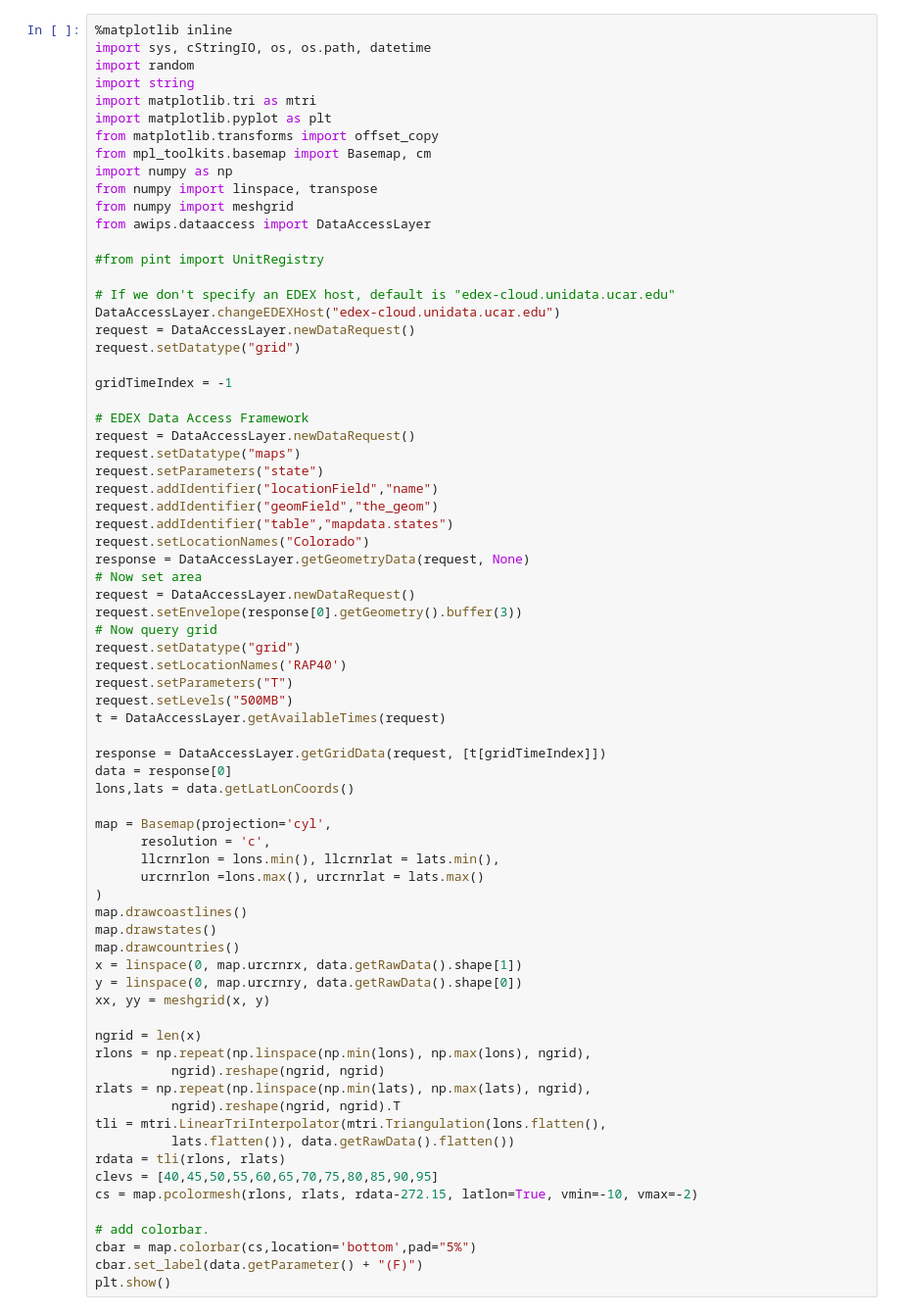
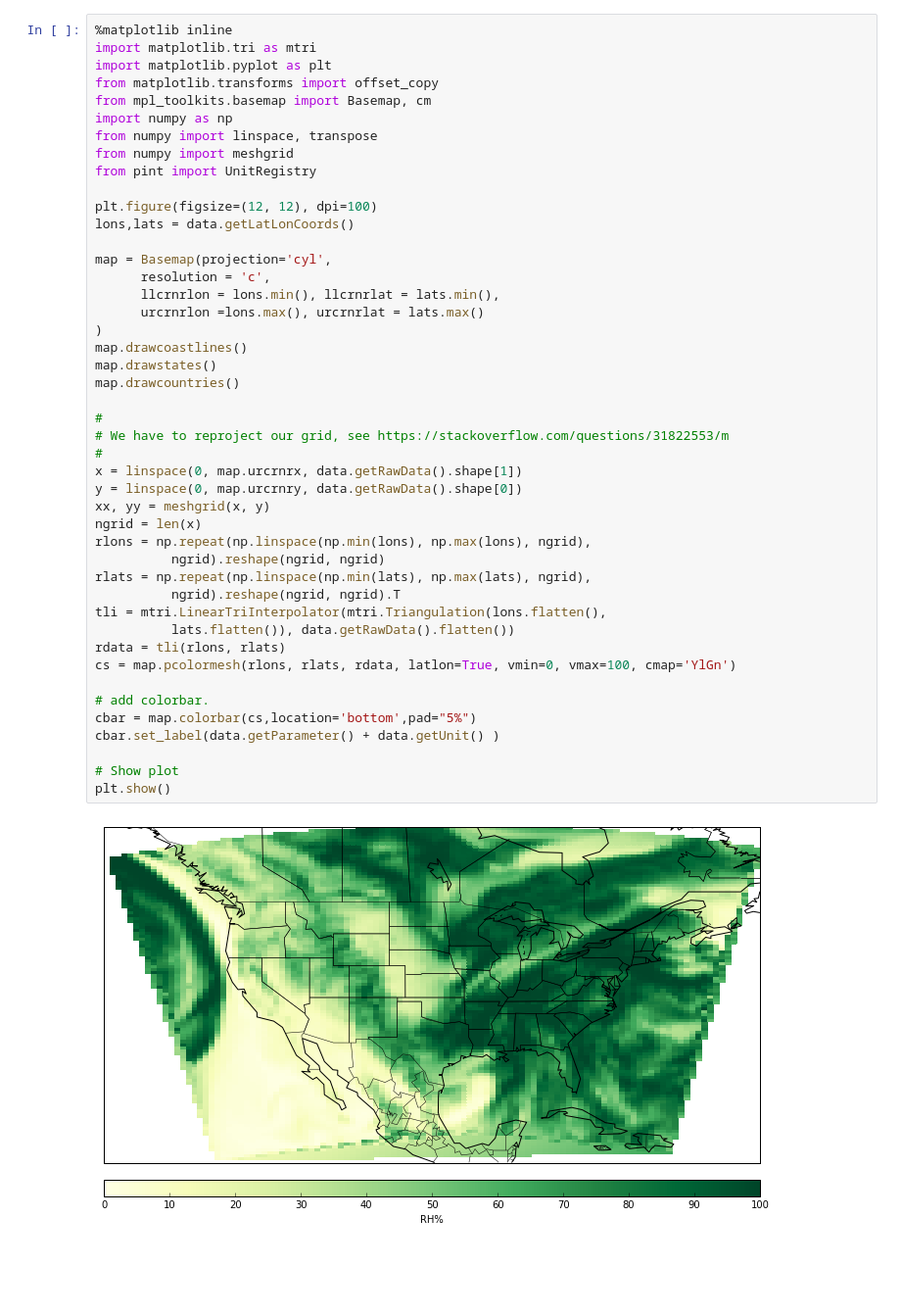
Before and after one commit to Unidata/python-awips, a Jupyter notebook: examples/Grid Display.ipynb, the cells around one changed output. Shown at 98% size. Drawn from its saved outputs; the diff is of its cells as text; blank space fills up the shorter version.

Commit message:
readme/install updates + grid plot jupyter notebook

```diff
--- a/examples/Grid Display.ipynb
+++ b/examples/Grid Display.ipynb
@@ -94,73 +98,47 @@ With **matplotlib** and **basemap**, we can plot an a re-projected grid image:
 # %%
 %matplotlib inline
-import sys, cStringIO, os, os.path, datetime
-import random
-import string
 import matplotlib.tri as mtri
 import matplotlib.pyplot as plt
 from matplotlib.transforms import offset_copy
 from mpl_toolkits.basemap import Basemap, cm
 import numpy as np
 from numpy import linspace, transpose
 from numpy import meshgrid
-from awips.dataaccess import DataAccessLayer
+from pint import UnitRegistry
 
-#from pint import UnitRegistry
-
-# If we don't specify an EDEX host, default is "edex-cloud.unidata.ucar.edu"
-DataAccessLayer.changeEDEXHost("edex-cloud.unidata.ucar.edu")
-request = DataAccessLayer.newDataRequest()
-request.setDatatype("grid")
-
-gridTimeIndex = -1
-
-# EDEX Data Access Framework
-request = DataAccessLayer.newDataRequest()
-request.setDatatype("maps")
-request.setParameters("state")
-request.addIdentifier("locationField","name")
-request.addIdentifier("geomField","the_geom")
-request.addIdentifier("table","mapdata.states")
-request.setLocationNames("Colorado")
-response = DataAccessLayer.getGeometryData(request, None)
-# Now set area
-request = DataAccessLayer.newDataRequest()
-request.setEnvelope(response[0].getGeometry().buffer(3))
-# Now query grid
-request.setDatatype("grid")
-request.setLocationNames('RAP40')
-request.setParameters("T")
-request.setLevels("500MB")
-t = DataAccessLayer.getAvailableTimes(request)
-
-response = DataAccessLayer.getGridData(request, [t[gridTimeIndex]])
-data = response[0]
+plt.figure(figsize=(12, 12), dpi=100)
 lons,lats = data.getLatLonCoords()
 
 map = Basemap(projection='cyl',
       resolution = 'c',
       llcrnrlon = lons.min(), llcrnrlat = lats.min(),
       urcrnrlon =lons.max(), urcrnrlat = lats.max()
 )
 map.drawcoastlines()
 map.drawstates()
 map.drawcountries()
+
+#
+# We have to reproject our grid, see https://stackoverflow.com/questions/31822553/m
+#
 x = linspace(0, map.urcrnrx, data.getRawData().shape[1])
 y = linspace(0, map.urcrnry, data.getRawData().shape[0])
 xx, yy = meshgrid(x, y)
-
 ngrid = len(x)
 rlons = np.repeat(np.linspace(np.min(lons), np.max(lons), ngrid),
           ngrid).reshape(ngrid, ngrid)
 rlats = np.repeat(np.linspace(np.min(lats), np.max(lats), ngrid),
           ngrid).reshape(ngrid, ngrid).T
 tli = mtri.LinearTriInterpolator(mtri.Triangulation(lons.flatten(),
           lats.flatten()), data.getRawData().flatten())
 rdata = tli(rlons, rlats)
-clevs = [40,45,50,55,60,65,70,75,80,85,90,95]
-cs = map.pcolormesh(rlons, rlats, rdata-272.15, latlon=True, vmin=-10, vmax=-2)
+cs = map.pcolormesh(rlons, rlats, rdata, latlon=True, vmin=0, vmax=100, cmap='YlGn')
 
 # add colorbar.
 cbar = map.colorbar(cs,location='bottom',pad="5%")
-cbar.set_label(data.getParameter() + "(F)")
+cbar.set_label(data.getParameter() + data.getUnit() )
+
+# Show plot
 plt.show()
+# %% [output]
+[figure, added]
```
Also changed, not shown: parts of 7 cells of this notebook, 1 other file.
